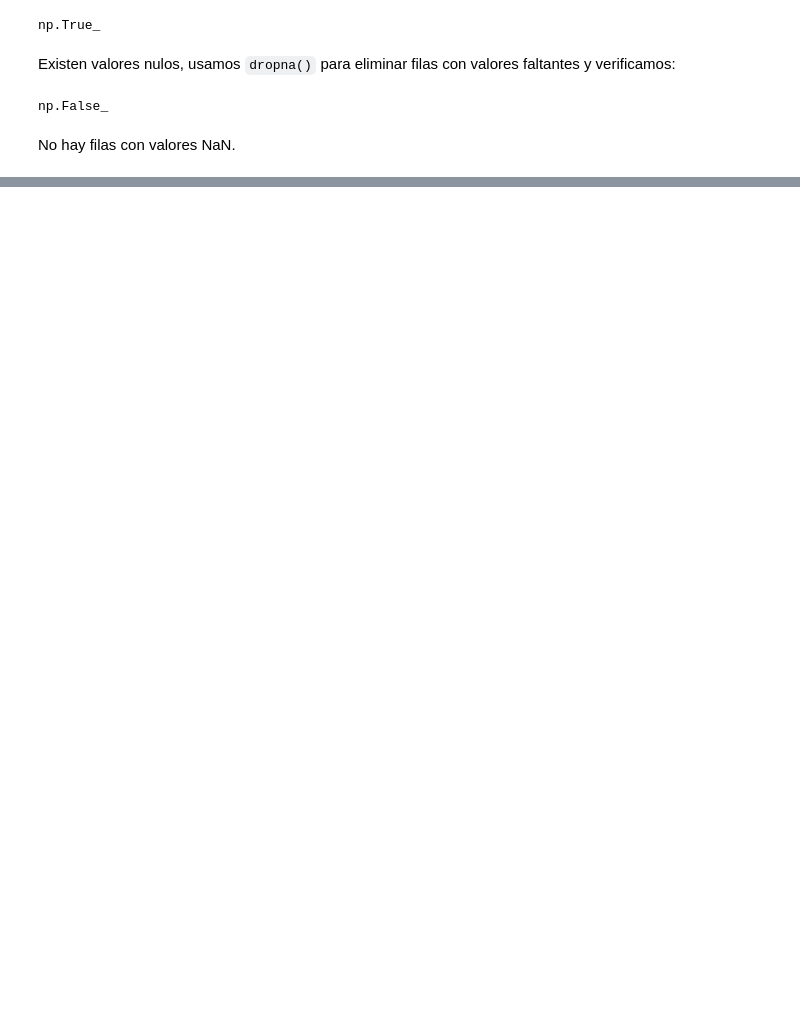
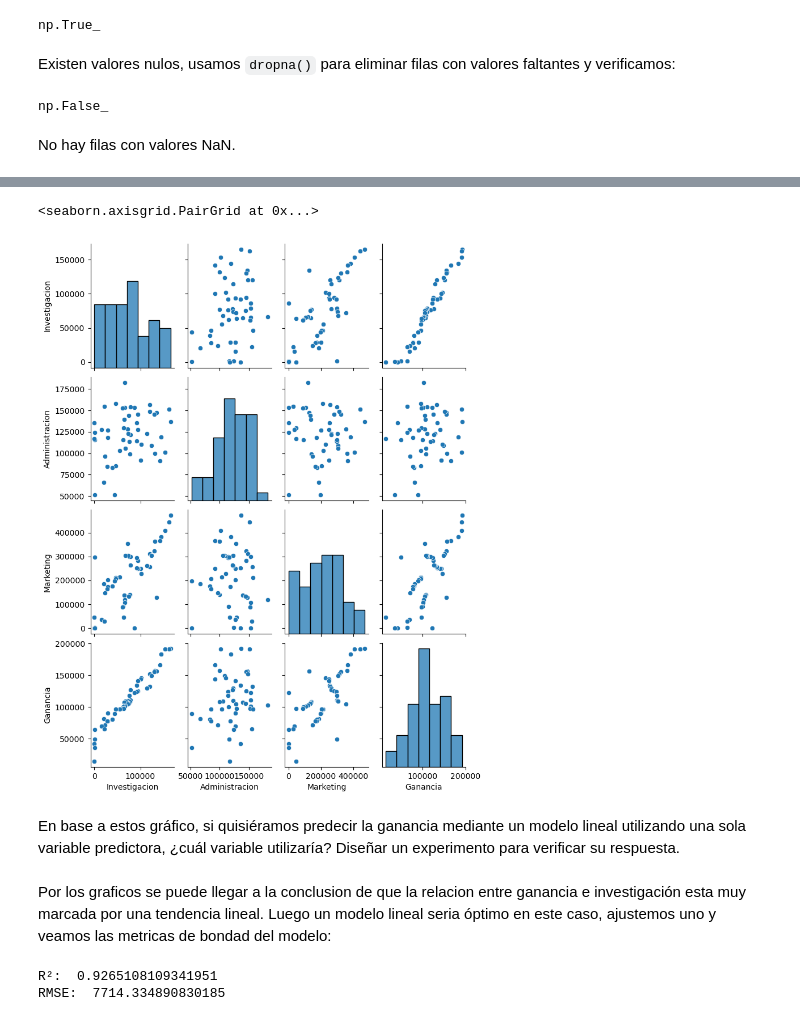
Before and after one commit to lmendezayl/uba-ldd-ic, a Jupyter notebook: guias/soluciones/practica7.ipynb, the cells around one changed output, grey strips where cells are left out. Saved outputs shown, nothing was run; the diff lists cells and outputs as text; code cells hidden in the pictures; blank space fills up the shorter version.

```diff
--- a/guias/soluciones/practica7.ipynb
+++ b/guias/soluciones/practica7.ipynb
@@ -49,0 +172,3 @@ penguins_train, penguins_test = train_test_split(penguins, test_size=0.2, random
+# %%
+df_startups = pd.read_csv("../../datasets/50_Startups.csv")
+df_startups.head()
@@ -49,0 +182,32 @@ penguins_train, penguins_test = train_test_split(penguins, test_size=0.2, random
+# %%
+sns.pairplot(
+    data=df_startups, aspect = .8)
+# %% [output]
+<seaborn.axisgrid.PairGrid at 0x...>
+[figure, added]
+# %% [markdown]
+En base a estos gráfico, si quisiéramos predecir la ganancia mediante un modelo lineal
+utilizando una sola variable predictora, ¿cuál variable utilizaría? Diseñar un experimento
+para verificar su respuesta.
+# %% [markdown]
+Por los graficos se puede llegar a la conclusion de que la relacion entre ganancia e investigación esta muy marcada por una tendencia lineal. Luego un modelo lineal seria óptimo en este caso, ajustemos uno y veamos las metricas de bondad del modelo:
+# %%
+y, X = Formula('Ganancia ~ Investigacion').get_model_matrix(df_startups)
+
+X_train , X_test , y_train , y_test = train_test_split(X, y,
+test_size=0.2, random_state=42)
+
+modelo = LinearRegression()
+modelo.fit(X_train,y_train)
+# ahora entiendo, si uso X_test, tengo que usar y_test, porque sino no dan las dimensiones!!!
+y_pred = modelo.predict(X_test)
+
+print("R²: ", r2_score(y_test, y_pred))
+# da alto porque estamos con ganancias de millones
+# => es muy buena prediccion!
+print("RMSE: ", np.sqrt(mean_squared_error(y_test, y_pred)))
+
+# preguntar si deberia calcular el y_pred con test o train
+# %% [output]
+R²:  0.9265108109341951
+RMSE:  7714.334890830185
```
Also changed, not shown: parts of 81 cells of this notebook.
